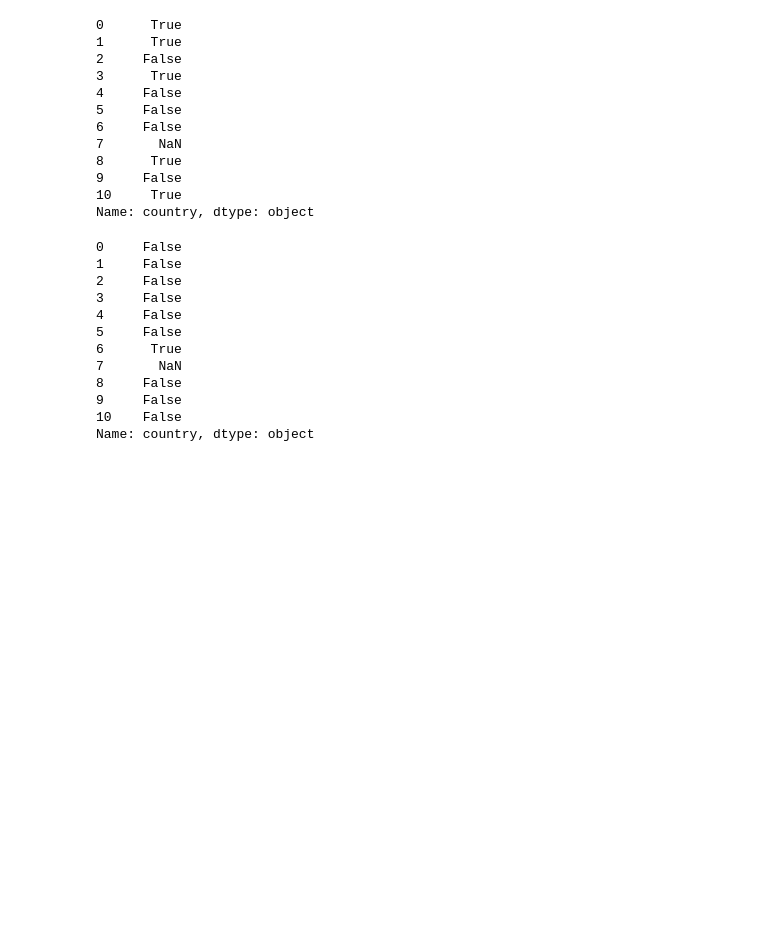
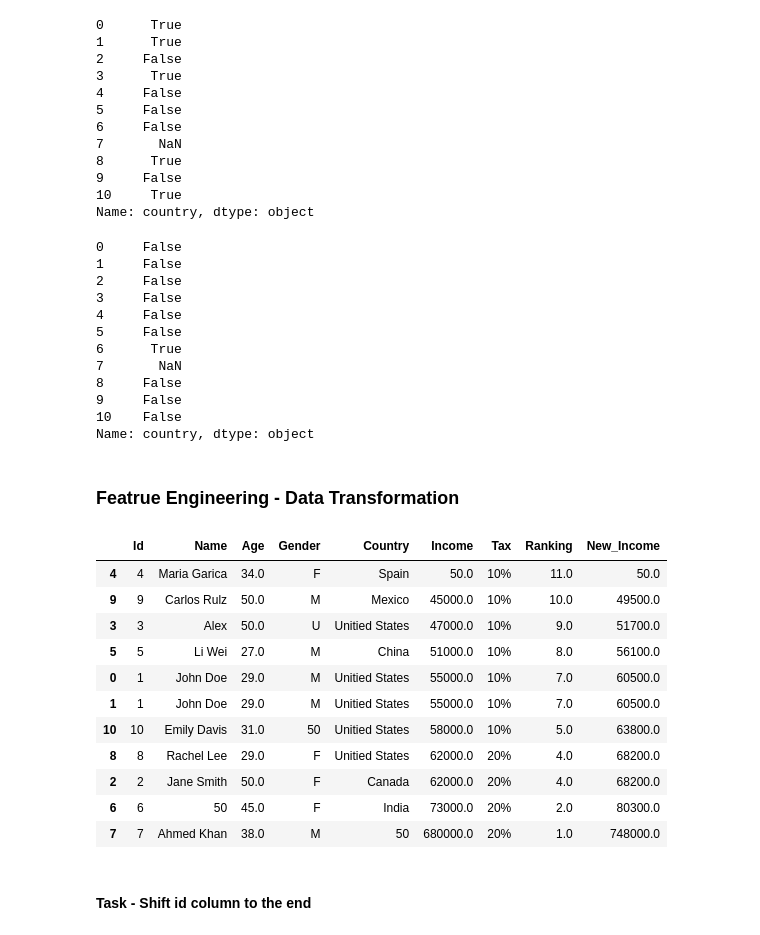
Before and after one commit to OMPRAKASH261/Prime-AI_ML_DS, a Jupyter notebook: Pandas/pandas_tutorial.ipynb, the cells around one changed output. Saved outputs shown, nothing was run; the diff lists cells and outputs as text; code cells hidden in the pictures; blank space fills up the shorter version.

Commit message:
Data Transformation

```diff
--- a/Pandas/pandas_tutorial.ipynb
+++ b/Pandas/pandas_tutorial.ipynb
@@ -961,3 +961,55 @@ df["country"].str.contains("india", case=False)
 9     False
 10    False
 Name: country, dtype: object
+# %% [markdown]
+### Featrue Engineering - Data Transformation
+# %%
+df2 = df.copy()
+
+df2["tax"] = df2["income"].apply(lambda x : "20%" if x >= 60000 else "10%")
+
+gender_map = {"Male" : "M", "Female" : "F", "Unknown" : "U"}
+df2["gender"] = df2["gender"].map(gender_map)
+
+df2 = df2.assign(new_income = df2["income"] * 1.1)
+
+df2["country"] = df2["country"].replace("USA", "Unitied States")
+
+df2.columns = ["Id", "Name", "Age", "Country", "Gender", "Income", "Tax", "New_Income"]
+df2.rename(columns={"Income":"Salary"})
+df2.rename(index={1:"First"})
+
+df2.sort_values("Income")
+df2 = df2.fillna(50)
+# df2.sort_values("Income", ascending=False)
+sorted_df = df2.sort_values(["Income","Age"])
+sorted_df
+
+sorted_df.sort_index()
+
+#reset
+sorted_df.reset_index()
+sorted_df.reset_index(drop=True)
+
+#rank
+sorted_df["Ranking"] = sorted_df["Income"].rank()
+sorted_df["Ranking"] = sorted_df["Income"].rank(ascending=False, method="max")
+sorted_df
+
+#reorder
+sorted_df[["Id", "Name", "Age", "Gender", "Country", "Income", "Tax","Ranking", "New_Income"]]
+# %% [output]
+|  | Id | Name | Age | Gender | Country | Income | Tax | Ranking | New_Income |
+| 4 | 4 | Maria Garica | 34.0 | F | Spain | 50.0 | 10% | 11.0 | 50.0 |
+| 9 | 9 | Carlos Rulz | 50.0 | M | Mexico | 45000.0 | 10% | 10.0 | 49500.0 |
+| 3 | 3 | Alex | 50.0 | U | Unitied States | 47000.0 | 10% | 9.0 | 51700.0 |
+| 5 | 5 | Li Wei | 27.0 | M | China | 51000.0 | 10% | 8.0 | 56100.0 |
+| 0 | 1 | John Doe | 29.0 | M | Unitied States | 55000.0 | 10% | 7.0 | 60500.0 |
+| 1 | 1 | John Doe | 29.0 | M | Unitied States | 55000.0 | 10% | 7.0 | 60500.0 |
+| 10 | 10 | Emily Davis | 31.0 | 50 | Unitied States | 58000.0 | 10% | 5.0 | 63800.0 |
+| 8 | 8 | Rachel Lee | 29.0 | F | Unitied States | 62000.0 | 20% | 4.0 | 68200.0 |
+| 2 | 2 | Jane Smith | 50.0 | F | Canada | 62000.0 | 20% | 4.0 | 68200.0 |
+| 6 | 6 | 50 | 45.0 | F | India | 73000.0 | 20% | 2.0 | 80300.0 |
+| 7 | 7 | Ahmed Khan | 38.0 | M | 50 | 680000.0 | 20% | 1.0 | 748000.0 |
+# %% [markdown]
+#### Task - Shift id column to the end
```
Also changed, not shown: parts of 2 cells of this notebook.
